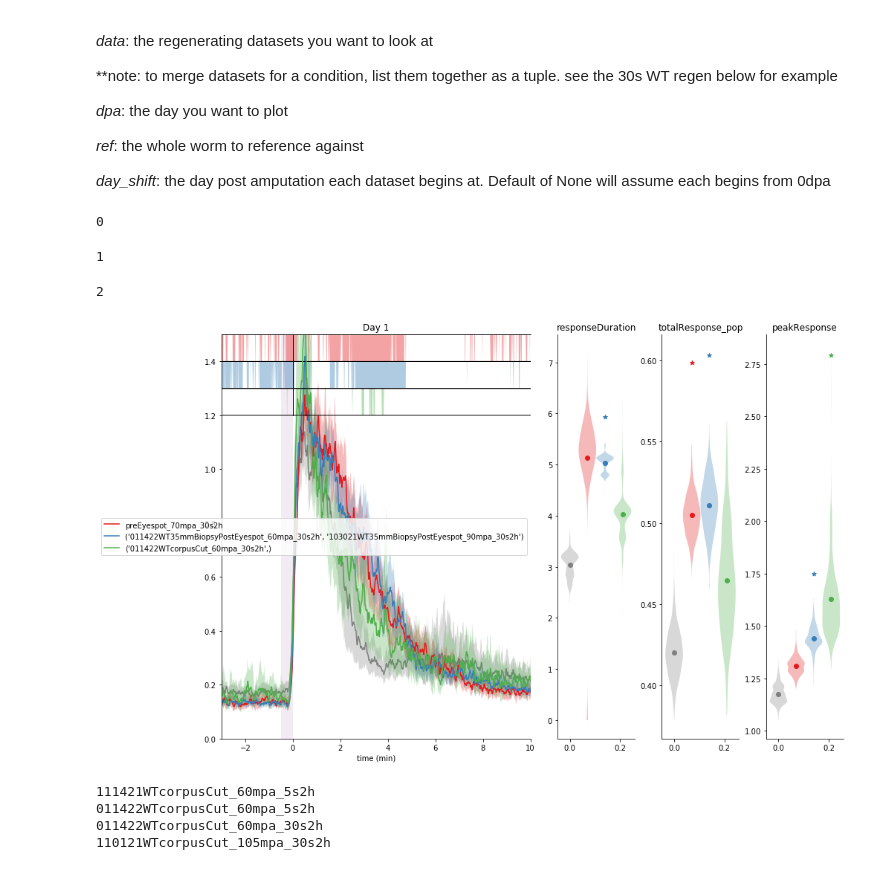
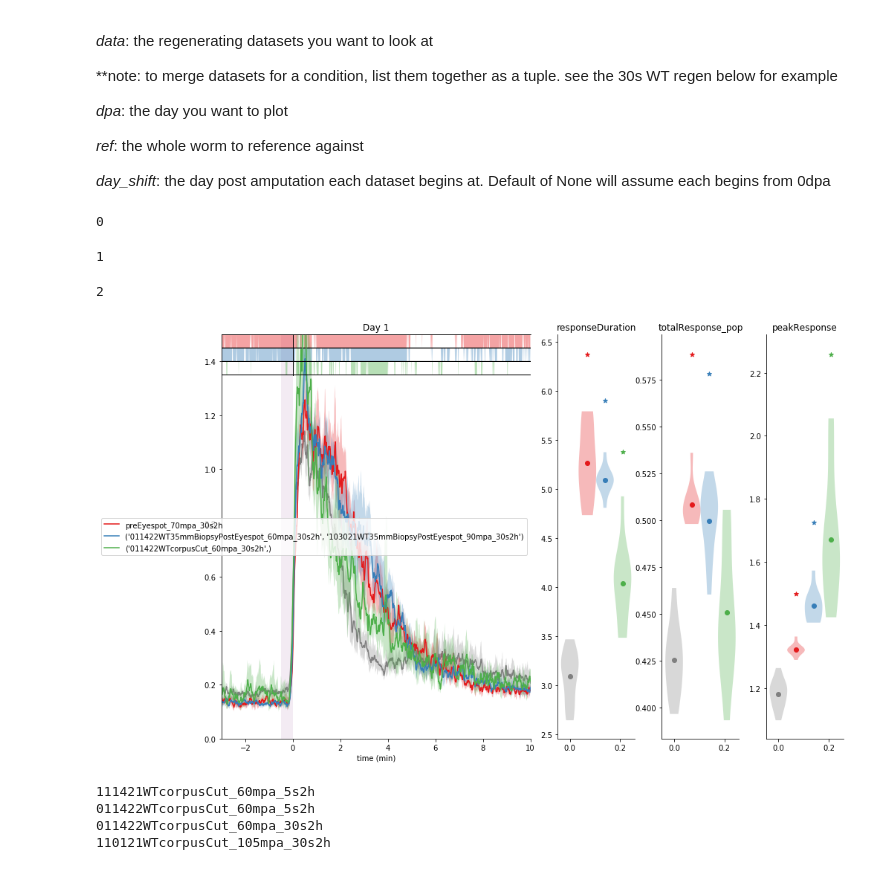
Before and after one commit to samuelbray32/behavior-lite, a Jupyter notebook: publication_regeneration.ipynb, the cells around one changed output. Drawn from its saved outputs; the diff is of its cells as text; code cells hidden in the pictures.

```diff
--- a/publication_regeneration.ipynb
+++ b/publication_regeneration.ipynb
@@ -95,21 +100,21 @@ _day_shift_: the day post amputation each dataset begins at. Default of None wil
 # %%
 from tools.results_regeneration import regen_single_day
 data = ['pc2_30s2h',('standard_30s2h','1002_78hpa_30s2h')]
 day_shift = [0,(0,3)]
 # data = ['pc2_5s2h',('standard_5s2h','110521WT_72hpa_5s2h')]
 dpa=4
 data=['preEyespot_70mpa_30s2h',
       ('011422WT35mmBiopsyPostEyespot_60mpa_30s2h','103021WT35mmBiopsyPostEyespot_90mpa_30s2h'),
       ('011422WTcorpusCut_60mpa_30s2h',)]
 day_shift=[0,(0,0),(0,0)]
 dpa=1
 
-fig, ax = regen_single_day(data,dpa=dpa,n_boot=1e3,conf_interval=99,ylim=(0,1.5),day_shift=day_shift)
+fig, ax = regen_single_day(data,dpa=dpa,n_boot=1e1,conf_interval=99,ylim=(0,1.5),day_shift=day_shift)
 # %% [output]
 0
 1
 2
-[figure, old version]
+[figure, new version]
 # %%
 fig.savefig('plots/injuries_1dpa.svg')
 # %%
```
Also changed, not shown: parts of 4 cells of this notebook, 1 other file.
